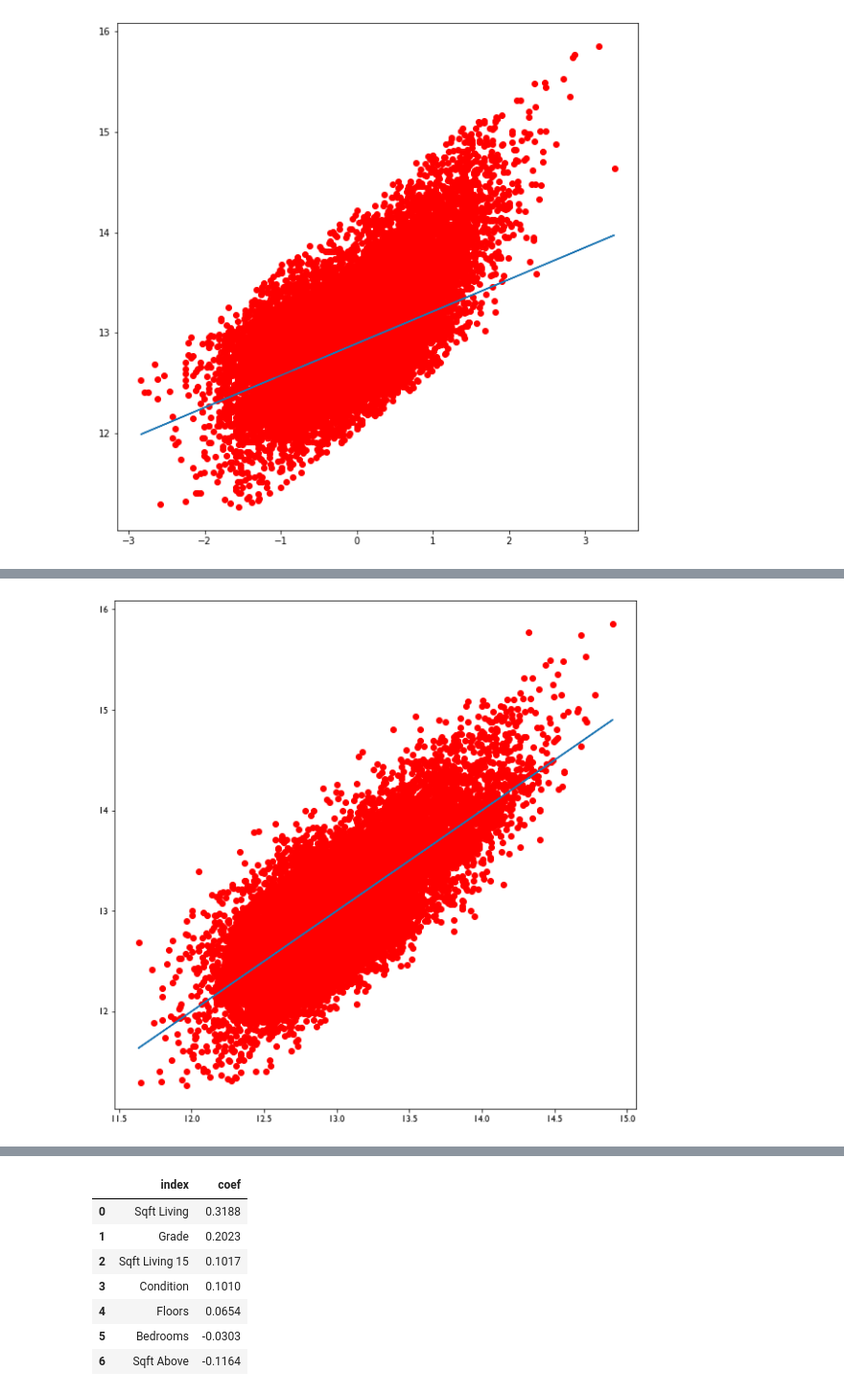
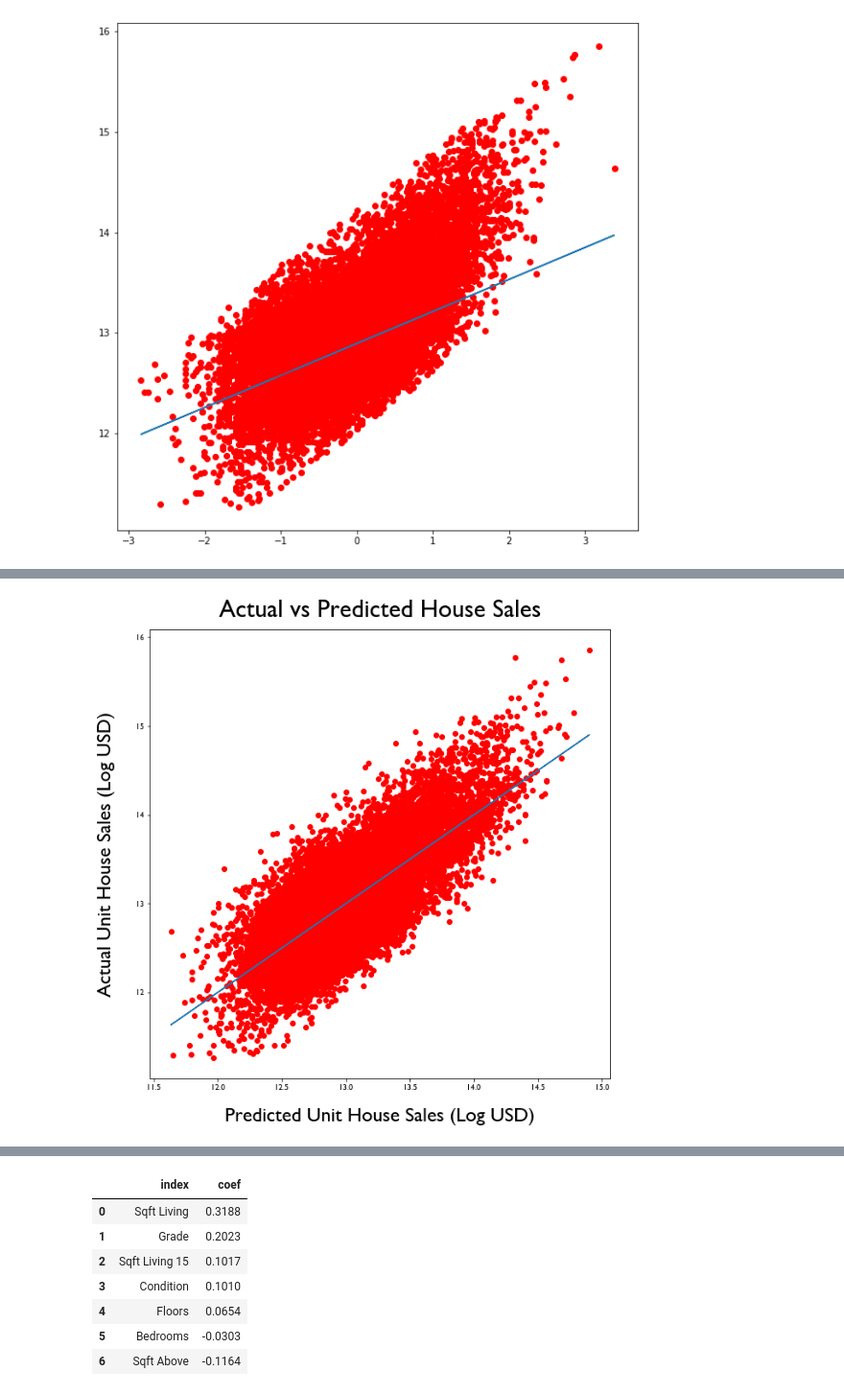
Before and after one commit to dermothethird/King_County_Housing_Project, a Jupyter notebook: Final Model Construction.ipynb, the cells around one changed output, grey strips where cells are left out. Shown at 96% size. Saved outputs shown, nothing was run; the diff lists cells and outputs as text; code cells hidden in the pictures.

Commit message:
adding visuals and exporting pictures

```diff
--- a/Final Model Construction.ipynb
+++ b/Final Model Construction.ipynb
@@ -859,17 +874,24 @@ plt.plot(x, m*x+b0);
 # %%
 #visualize model for living space correlation
 
+# Change font family
+plt.rcParams.update({'font.family':'Gill Sans'})
+
 fig, ax = plt.subplots(figsize=(10,10))
 fig = plt.scatter(x=prediction,y=endog, color="red")
-#plt.xticks =
-#plt.yticks =
-plt.title = "Actual vs Prediction LN"
+
+ax.set_xlabel('Predicted Unit House Sales (Log USD)', fontsize=24, labelpad=20) #color='white
+ax.set_ylabel('Actual Unit House Sales (Log USD)', fontsize=24, labelpad=25) #color='white'
+ax.set_title('Actual vs Predicted House Sales', fontsize=30, pad=15) #color='white'
+
+#ax.set_xticks(coef_x)
+#ax.set_xticklabels(coef_x, fontsize=20, rotation=45); #color='white'
+
 m, b0 = np.polyfit(prediction, endog, deg=1)
-#plt.xlabel =
-#plt.ylabel =
 plt.plot(prediction, m*prediction+b0);
+plt.savefig('./Results/Actual_v_Predicted.jpg')
 # %% [output]
-[figure, old version]
+[figure, new version]
 # %%
 #visualize model for living space correlation
 
```
Also changed, not shown: parts of 20 cells of this notebook, 2 other files.
